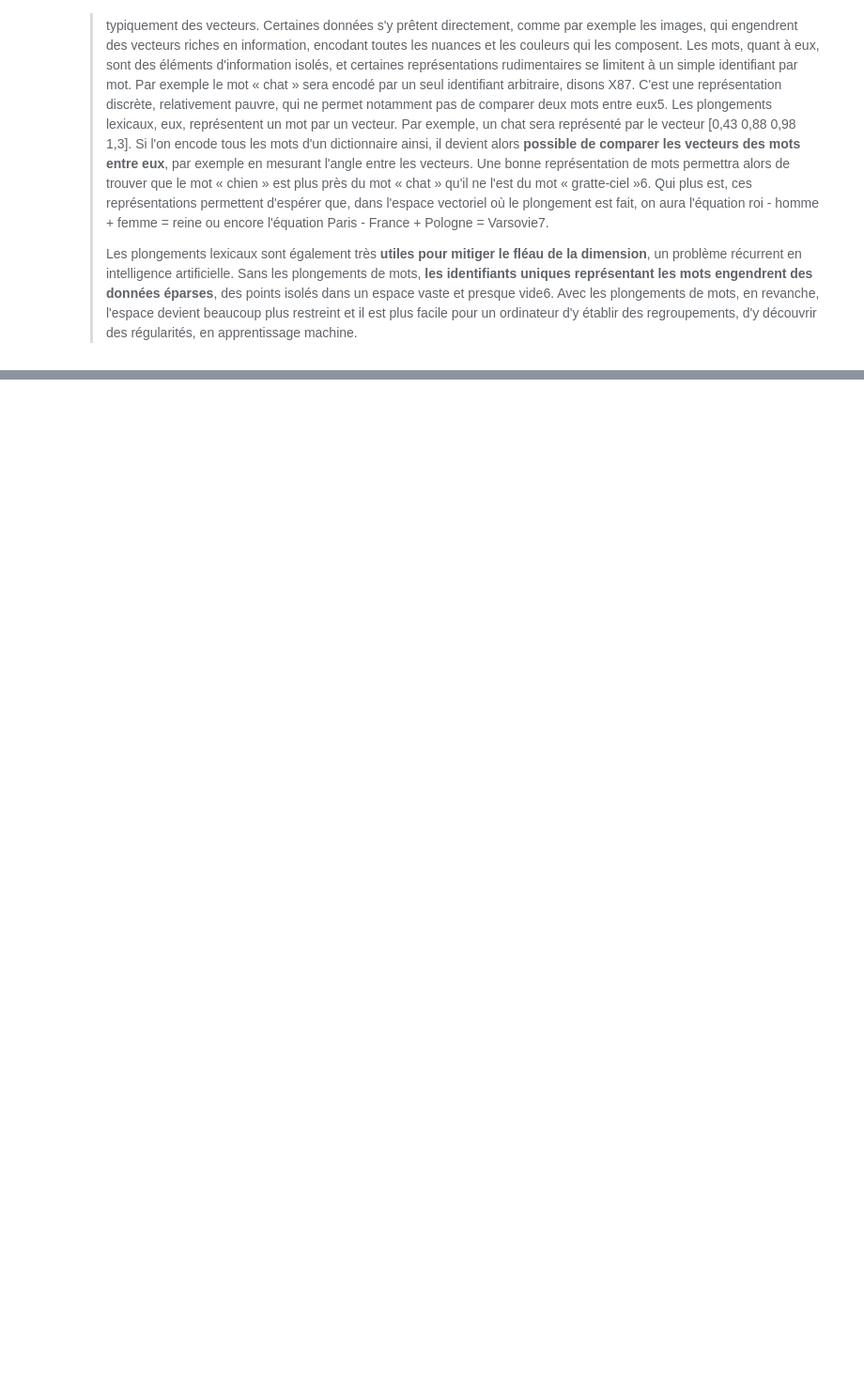
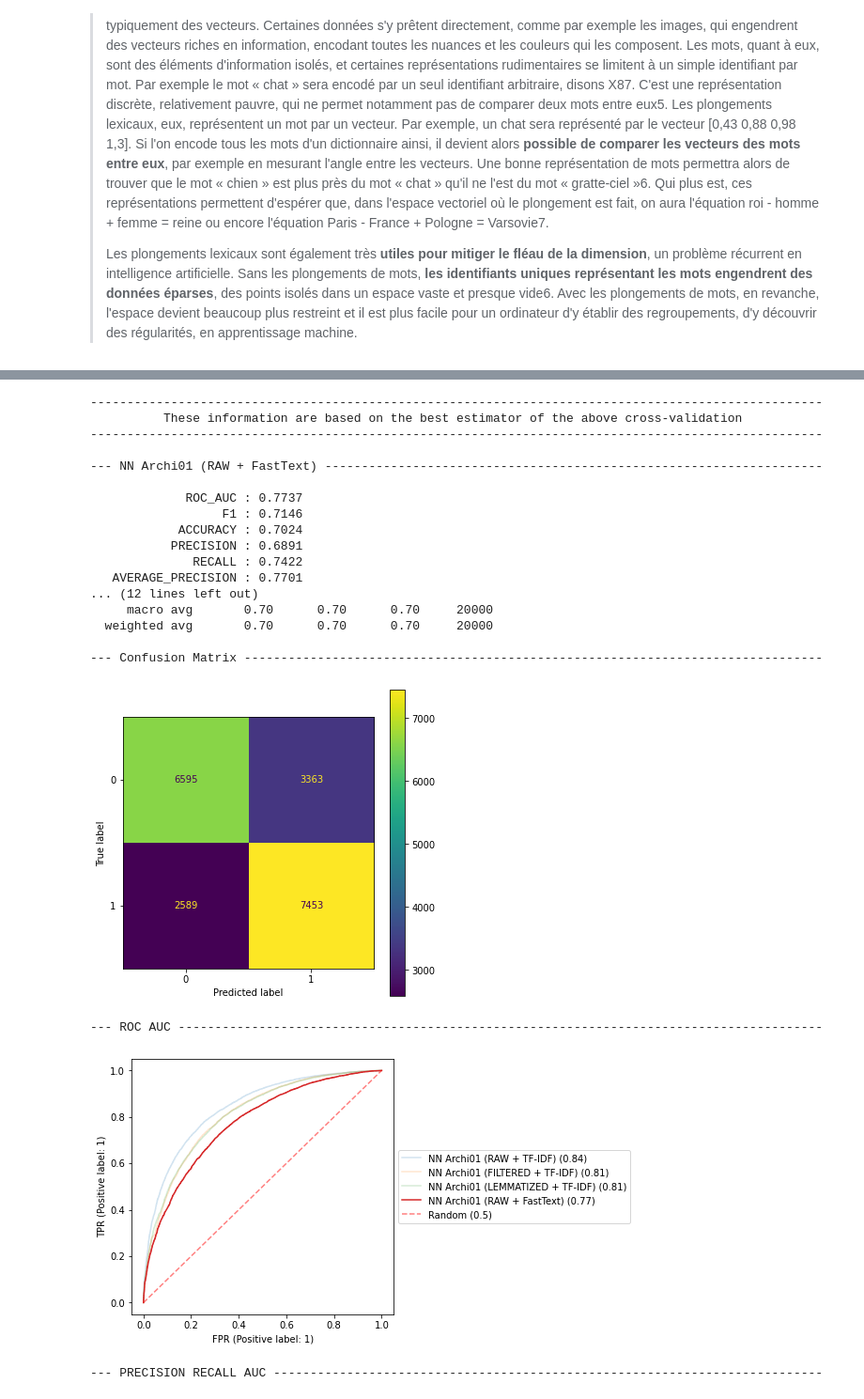
Before and after one commit to Valkea/OC_AI_07, a Jupyter notebook: 03_Classification_NN.ipynb, the cells around one changed output, grey strips where cells are left out. Shown at 94% size. Cells and saved outputs as stored; diff of their text form; code cells hidden in the pictures; blank space fills up the shorter version.

```diff
--- a/03_Classification_NN.ipynb
+++ b/03_Classification_NN.ipynb
@@ -678,0 +908,11 @@ def gensim_to_keras_embedding(model, train_embeddings=False):
+# %%
+t0 = time.perf_counter()
+y_preds_proba = archi01_model_RAW_FastText.predict(X_test_ready)
+# y_preds_proba = pd.Series([x[0] for x in y_preds_proba])
+
+y_preds = np.where(y_preds_proba > 0.5, 1,0)
+# y_preds = pd.Series([1 if x > 0.5 else 0 for x in y_preds_proba])
+inf_time = time.perf_counter() - t0
+
+y_preds_proba.shape
+y_preds.shape
@@ -678,0 +922,25 @@ def gensim_to_keras_embedding(model, train_embeddings=False):
+# %%
+model_name = "NN Archi01 (RAW + FastText)"
+get_scores(model_name, y_pred=y_preds, y_pred_proba=y_preds_proba, register=True, X_ref=X_test_ready, y_ref=y_test, training_time=train_time, inference_time=inf_time)
+# %% [output]
+----------------------------------------------------------------------------------------------------
+          These information are based on the best estimator of the above cross-validation
+----------------------------------------------------------------------------------------------------
+
+--- NN Archi01 (RAW + FastText) --------------------------------------------------------------------
+
+             ROC_AUC : 0.7737
+                  F1 : 0.7146
+            ACCURACY : 0.7024
+           PRECISION : 0.6891
+              RECALL : 0.7422
+   AVERAGE_PRECISION : 0.7701
+... (12 lines left out)
+     macro avg       0.70      0.70      0.70     20000
+  weighted avg       0.70      0.70      0.70     20000
+
+--- Confusion Matrix -------------------------------------------------------------------------------
+[figure, added]
+--- ROC AUC ----------------------------------------------------------------------------------------
+[figure, added]
+--- PRECISION RECALL AUC ---------------------------------------------------------------------------
```
Also changed, not shown: parts of 53 cells of this notebook, 1 other file.
